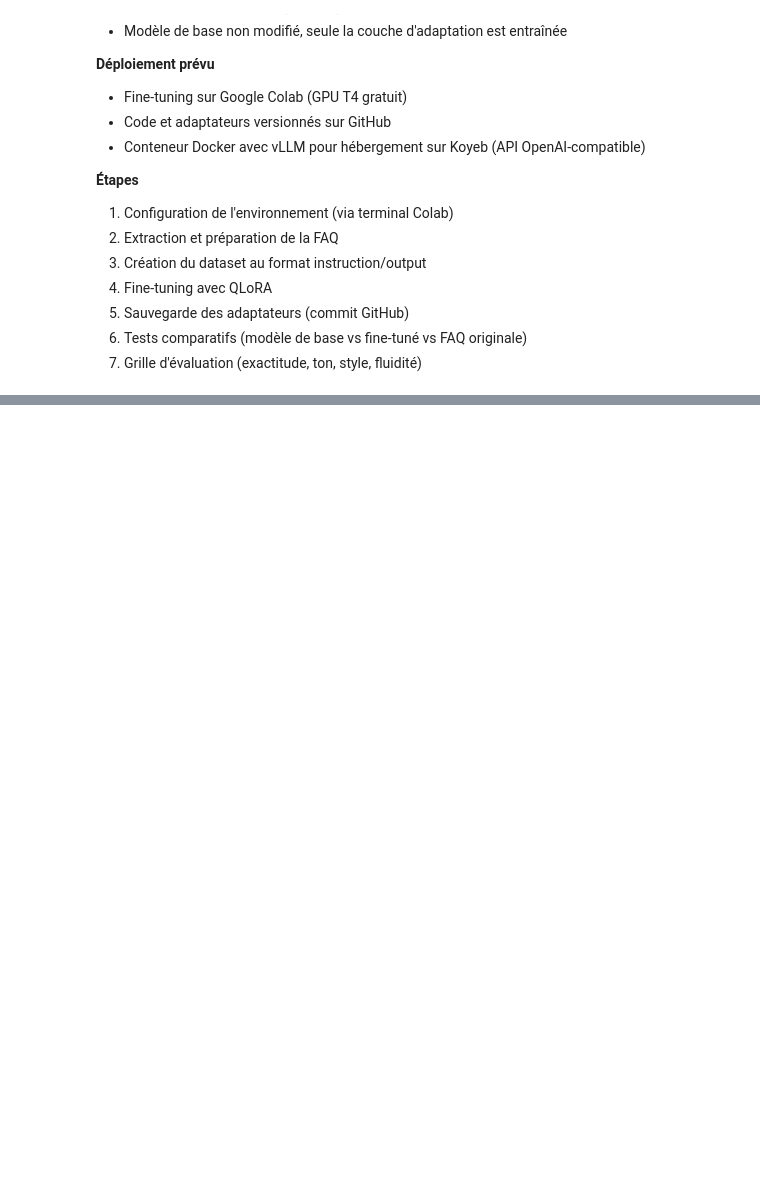
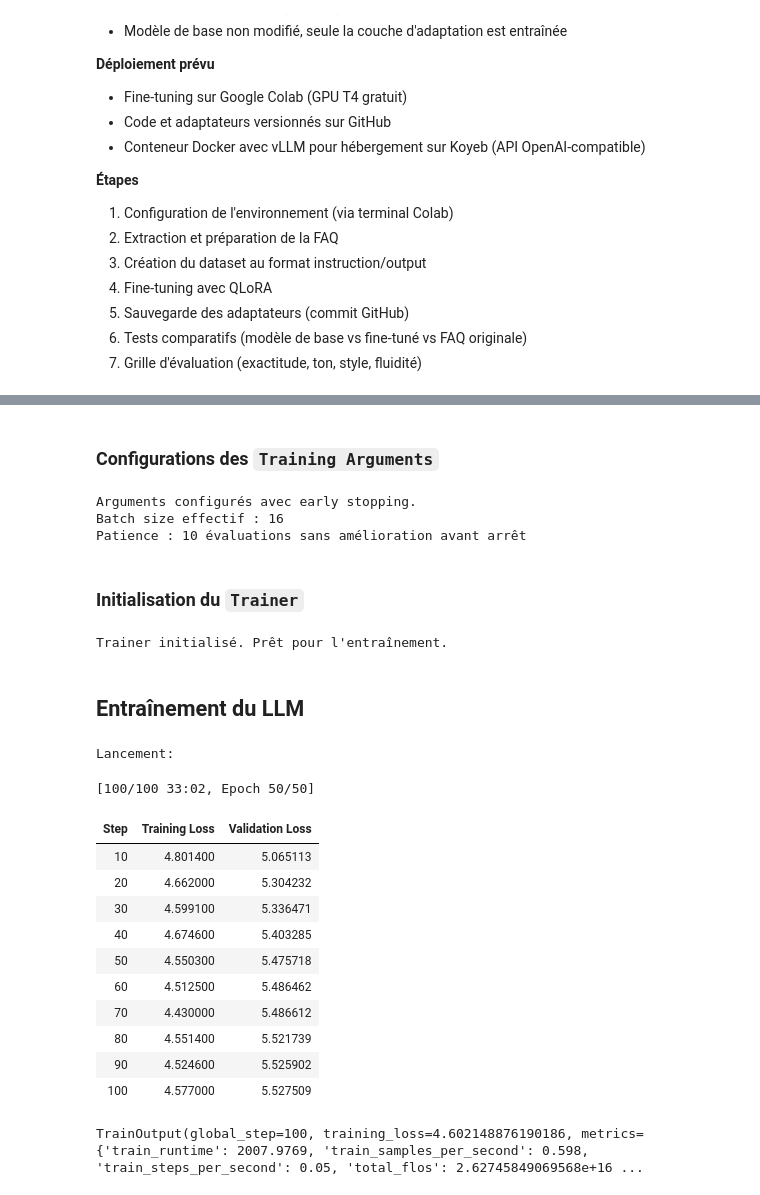
Before and after one commit to VivanBoy/assistant-rag, a Jupyter notebook: notebooks/3-assistant-ft/assistant_fine_tune.ipynb, the cells around one changed output, grey strips where cells are left out. Cells and saved outputs as stored; diff of their text form; code cells hidden in the pictures; blank space fills up the shorter version.

```diff
--- a/notebooks/3-assistant-ft/assistant_fine_tune.ipynb
+++ b/notebooks/3-assistant-ft/assistant_fine_tune.ipynb
@@ -78,0 +450,4 @@ drwxr-xr-x 4 root root     4096 Mar  1 21:28 src
+# %%
+print("Tokenisation des datasets...")
+tokenized_train = train_dataset.map(tokenize_function, batched=True, remove_columns=train_dataset.column_names)
+tokenized_eval = eval_dataset.map(tokenize_function, batched=True, remove_columns=eval_dataset.column_names)
@@ -78,0 +462,68 @@ drwxr-xr-x 4 root root     4096 Mar  1 21:28 src
+# %% [markdown]
+### **Configurations des `Training Arguments`**
+# %%
+# Configuration des arguments avec early stopping
+training_args = TrainingArguments(
+    output_dir=str(MODELS_FT_DIR / "checkpoints"),
+    num_train_epochs=50,              # Max 50 époques
+    per_device_train_batch_size=4,
+    per_device_eval_batch_size=4,
+    gradient_accumulation_steps=4,
+    warmup_steps=20,
+    logging_steps=5,
+    eval_strategy="steps",
+    eval_steps=10,
+    save_strategy="steps",
+    save_steps=10,
+    learning_rate=2e-4,
+    fp16=True,
+    push_to_hub=False,
+    report_to="none",
+    load_best_model_at_end=True,
+    metric_for_best_model="eval_loss",
+    greater_is_better=False,
+    save_total_limit=3,                # Garde seulement les 3 meilleurs checkpoints
+)
+
+print("Arguments configurés avec early stopping.")
+print(f"Batch size effectif : {training_args.per_device_train_batch_size * training_args.gradient_accumulation_steps}")
+print(f"Patience : 10 évaluations sans amélioration avant arrêt")
+# %% [output]
+Arguments configurés avec early stopping.
+Batch size effectif : 16
+Patience : 10 évaluations sans amélioration avant arrêt
+# %% [markdown]
+### **Initialisation du `Trainer`**
+# %%
+trainer = Trainer(
+    model=model,
+    args=training_args,
+    train_dataset=tokenized_train,
+    eval_dataset=tokenized_eval,
+    tokenizer=tokenizer,
+    callbacks=[EarlyStoppingCallback(early_stopping_patience=10)]
+)
+
+print("Trainer initialisé. Prêt pour l'entraînement.")
+# %% [output]
+Trainer initialisé. Prêt pour l'entraînement.
+# %% [markdown]
+## **Entraînement du LLM**
+# %%
+print("\nLancement:")
+trainer.train() #
+# %% [output]
+Lancement:
+[100/100 33:02, Epoch 50/50]
+| Step | Training Loss | Validation Loss |
+| 10 | 4.801400 | 5.065113 |
+| 20 | 4.662000 | 5.304232 |
+| 30 | 4.599100 | 5.336471 |
+| 40 | 4.674600 | 5.403285 |
+| 50 | 4.550300 | 5.475718 |
+| 60 | 4.512500 | 5.486462 |
+| 70 | 4.430000 | 5.486612 |
+| 80 | 4.551400 | 5.521739 |
+| 90 | 4.524600 | 5.525902 |
+| 100 | 4.577000 | 5.527509 |
+TrainOutput(global_step=100, training_loss=4.602148876190186, metrics={'train_runtime': 2007.9769, 'train_samples_per_second': 0.598, 'train_steps_per_second': 0.05, 'total_flos': 2.62745849069568e+16 ...
```
Also changed, not shown: parts of 98 cells of this notebook.
